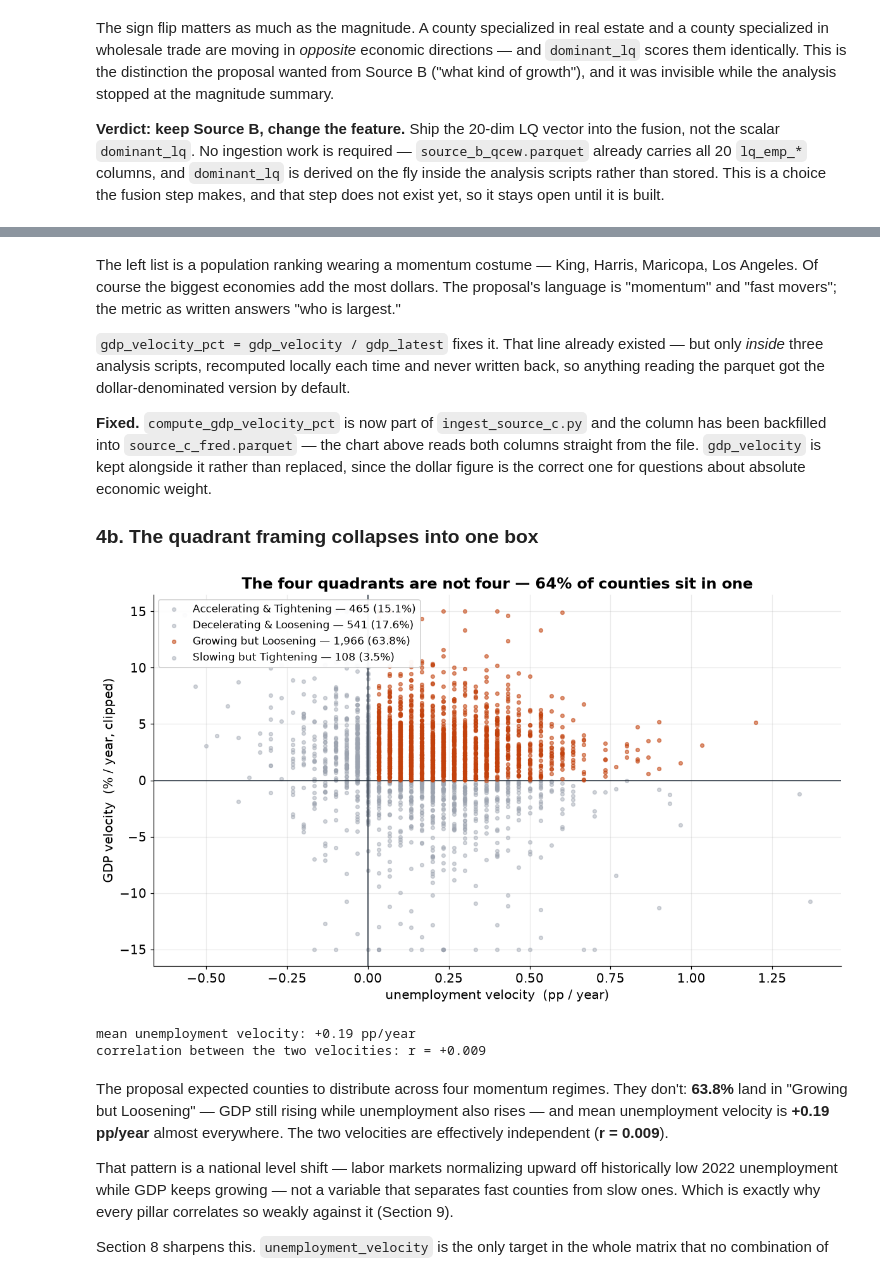
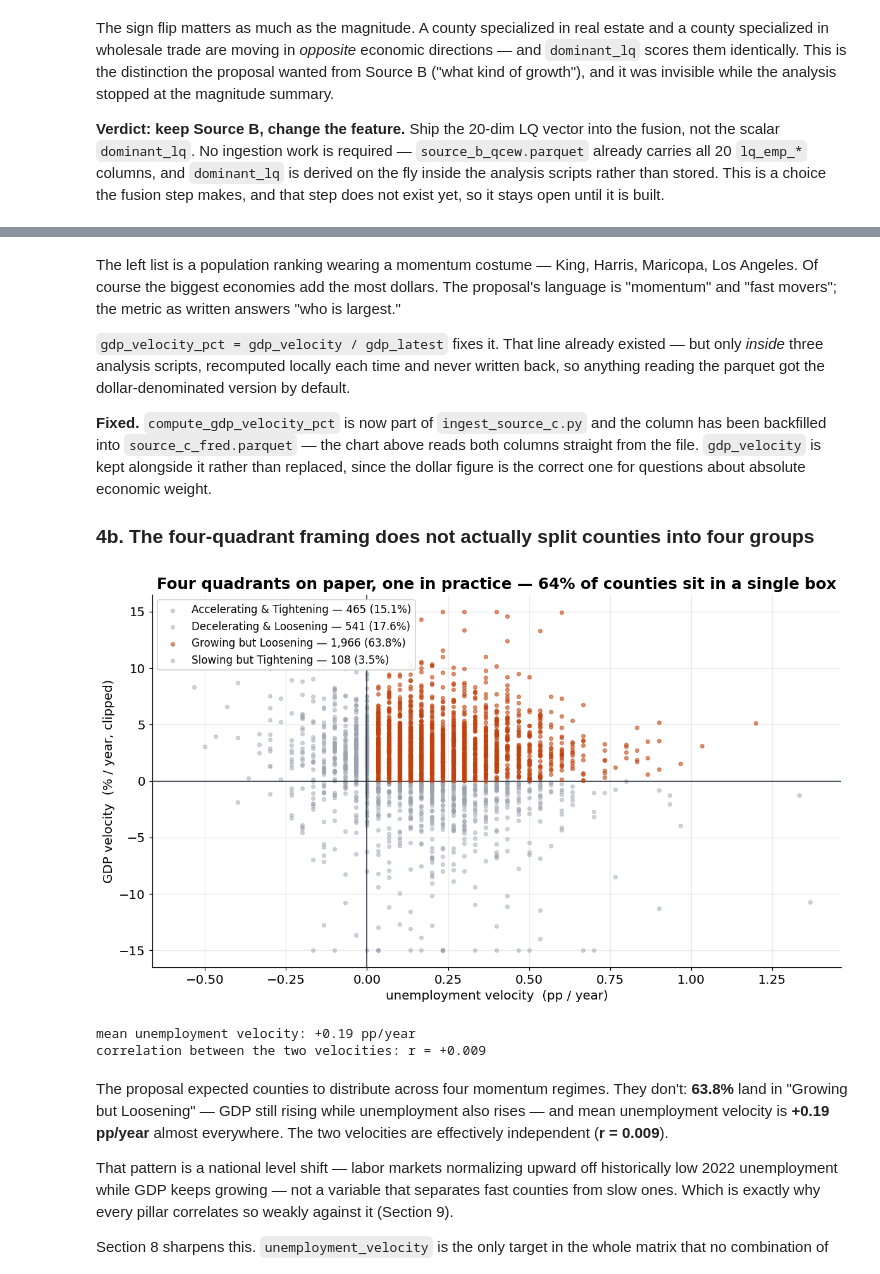
Before and after one commit to Max-Garcia-06/macro_embeddings, a Jupyter notebook: analysis-output/E_macro_key_findings.ipynb, the cells around one changed output, grey strips where cells are left out. Drawn from its saved outputs; the diff is of its cells as text; code cells hidden in the pictures.

```diff
--- a/analysis-output/E_macro_key_findings.ipynb
+++ b/analysis-output/E_macro_key_findings.ipynb
@@ -438,40 +476,40 @@ reads both columns straight from the file. `gdp_velocity` is kept alongside it
 rather than replaced, since the dollar figure is the correct one for questions
 about absolute economic weight.
 
-### 4b. The quadrant framing collapses into one box
+### 4b. The four-quadrant framing does not actually split counties into four groups
 # %%
 q = src["C"].dropna(subset=["unemployment_velocity", "gdp_velocity"]).copy()
 q["accelerating"] = q["gdp_velocity"] >= 0
 q["tightening"] = q["unemployment_velocity"] <= 0
 LABELS = {(True, True): "Accelerating & Tightening", (True, False): "Growing but Loosening",
           (False, True): "Slowing but Tightening", (False, False): "Decelerating & Loosening"}
 q["quadrant"] = [LABELS[(a, t)] for a, t in zip(q["accelerating"], q["tightening"])]
 
 counts = q["quadrant"].value_counts()
 dominant = "Growing but Loosening"
 
 fig, ax = plt.subplots(figsize=(11, 6.5))
 for label, grp in q.groupby("quadrant"):
     is_dom = label == dominant
     ax.scatter(grp["unemployment_velocity"],
                (grp["gdp_velocity"] / grp["gdp_latest"]).clip(-0.15, 0.15) * 100,
                s=14, alpha=0.55 if is_dom else 0.45,
                color=ACCENT if is_dom else MUTED, zorder=3 if is_dom else 2,
                label=f"{label} — {counts[label]:,} ({counts[label]/len(q):.1%})")
 
 ax.axhline(0, color=INK, lw=1)
 ax.axvline(0, color=INK, lw=1)
 ax.set_xlabel("unemployment velocity  (pp / year)")
 ax.set_ylabel("GDP velocity  (% / year, clipped)")
-ax.set_title("The four quadrants are not four — 64% of counties sit in one")
+ax.set_title("Four quadrants on paper, one in practice — 64% of counties sit in a single box")
 ax.legend(loc="upper left", fontsize=11, framealpha=0.95)
 plt.tight_layout()
 plt.show()
 
 print(f"mean unemployment velocity: {q['unemployment_velocity'].mean():+.2f} pp/year")
 print(f"correlation between the two velocities: r = {stats['C']['velocity_correlation']:+.3f}")
 # %% [output]
-[figure, old version]
+[figure, new version]
 mean unemployment velocity: +0.19 pp/year
 correlation between the two velocities: r = +0.009
 # %% [markdown]
```
Also changed, not shown: parts of 21 cells of this notebook.
